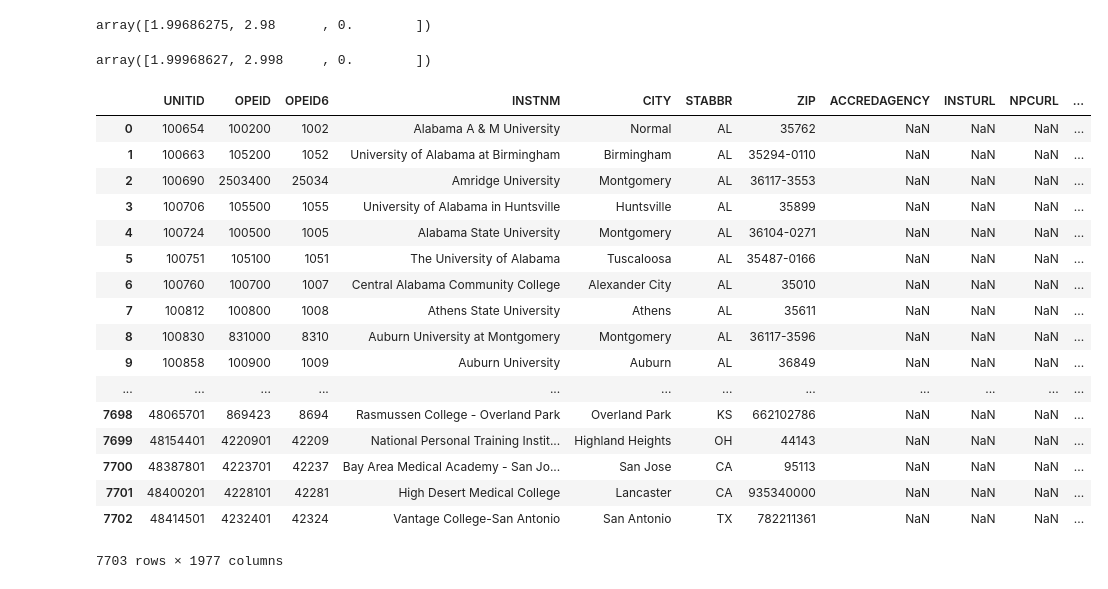
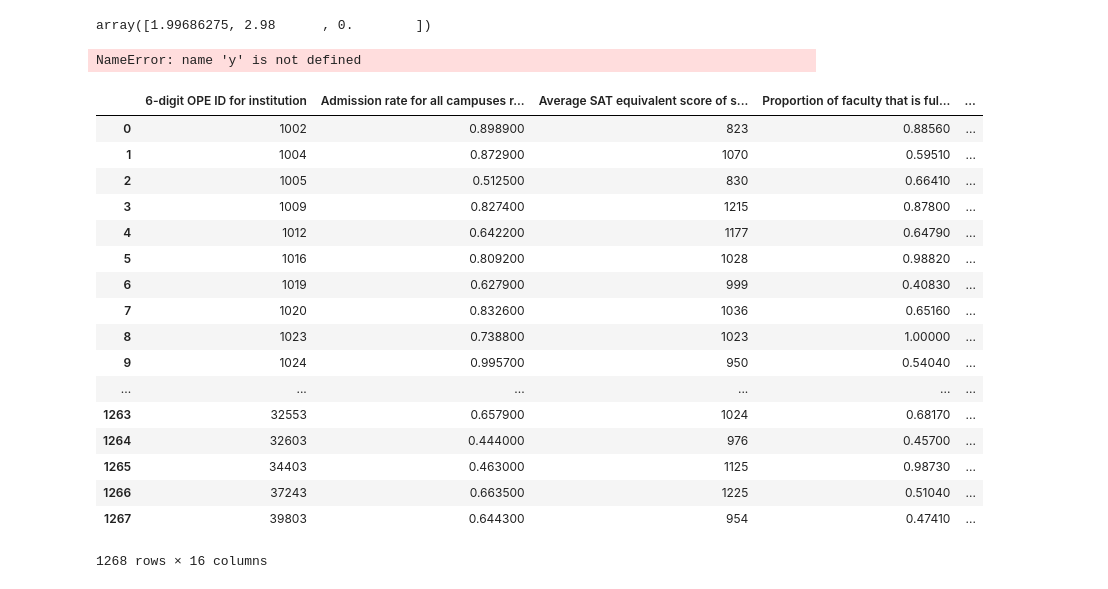
Before and after one commit to huntercash/Project3-ML, a Jupyter notebook: Step2-ML/Ibrahim/Lasso.ipynb, the cells around one changed output. Cells and saved outputs as stored; diff of their text form; code cells hidden in the pictures.

```diff
--- a/Step2-ML/Ibrahim/Lasso.ipynb
+++ b/Step2-ML/Ibrahim/Lasso.ipynb
@@ -39,30 +39,30 @@ lasso.coef_
 # %% [output]
 array([1.99686275, 2.98      , 0.        ])
 # %%
-lasso = Lasso(alpha=0.001).fit(X,y)
+lasso = Lasso(alpha=0.01).fit(X,y)
 lasso.coef_
 # %% [output]
-array([1.99968627, 2.998     , 0.        ])
+NameError: name 'y' is not defined
 # %%
-data = pd.read_csv('MERGED2014_15_PP.csv')
+data = pd.read_csv('Cleaned 2013_2014.csv')
 data
 # %% [output]
-|  | UNITID | OPEID | OPEID6 | INSTNM | CITY | STABBR | ZIP | ACCREDAGENCY | INSTURL | NPCURL | ... |
-| 0 | 100654 | 100200 | 1002 | Alabama A & M University | Normal | AL | 35762 | NaN | NaN | NaN | ... |
-| 1 | 100663 | 105200 | 1052 | University of Alabama at Birmingham | Birmingham | AL | 35294-0110 | NaN | NaN | NaN | ... |
-| 2 | 100690 | 2503400 | 25034 | Amridge University | Montgomery | AL | 36117-3553 | NaN | NaN | NaN | ... |
-| 3 | 100706 | 105500 | 1055 | University of Alabama in Huntsville | Huntsville | AL | 35899 | NaN | NaN | NaN | ... |
-| 4 | 100724 | 100500 | 1005 | Alabama State University | Montgomery | AL | 36104-0271 | NaN | NaN | NaN | ... |
-| 5 | 100751 | 105100 | 1051 | The University of Alabama | Tuscaloosa | AL | 35487-0166 | NaN | NaN | NaN | ... |
-| 6 | 100760 | 100700 | 1007 | Central Alabama Community College | Alexander City | AL | 35010 | NaN | NaN | NaN | ... |
-| 7 | 100812 | 100800 | 1008 | Athens State University | Athens | AL | 35611 | NaN | NaN | NaN | ... |
-| 8 | 100830 | 831000 | 8310 | Auburn University at Montgomery | Montgomery | AL | 36117-3596 | NaN | NaN | NaN | ... |
-| 9 | 100858 | 100900 | 1009 | Auburn University | Auburn | AL | 36849 | NaN | NaN | NaN | ... |
-| ... | ... | ... | ... | ... | ... | ... | ... | ... | ... | ... | ... |
-| 7698 | 48065701 | 869423 | 8694 | Rasmussen College - Overland Park | Overland Park | KS | 662102786 | NaN | NaN | NaN | ... |
-| 7699 | 48154401 | 4220901 | 42209 | National Personal Training Instit... | Highland Heights | OH | 44143 | NaN | NaN | NaN | ... |
-| 7700 | 48387801 | 4223701 | 42237 | Bay Area Medical Academy - San Jo... | San Jose | CA | 95113 | NaN | NaN | NaN | ... |
-| 7701 | 48400201 | 4228101 | 42281 | High Desert Medical College | Lancaster | CA | 935340000 | NaN | NaN | NaN | ... |
-| 7702 | 48414501 | 4232401 | 42324 | Vantage College-San Antonio | San Antonio | TX | 782211361 | NaN | NaN | NaN | ... |
+|  | 6-digit OPE ID for institution | Admission rate for all campuses r... | Average SAT equivalent score of s... | Proportion of faculty that is ful... | ... |
+| 0 | 1002 | 0.898900 | 823 | 0.88560 | ... |
+| 1 | 1004 | 0.872900 | 1070 | 0.59510 | ... |
+| 2 | 1005 | 0.512500 | 830 | 0.66410 | ... |
+| 3 | 1009 | 0.827400 | 1215 | 0.87800 | ... |
+| 4 | 1012 | 0.642200 | 1177 | 0.64790 | ... |
+| 5 | 1016 | 0.809200 | 1028 | 0.98820 | ... |
+| 6 | 1019 | 0.627900 | 999 | 0.40830 | ... |
+| 7 | 1020 | 0.832600 | 1036 | 0.65160 | ... |
+| 8 | 1023 | 0.738800 | 1023 | 1.00000 | ... |
+| 9 | 1024 | 0.995700 | 950 | 0.54040 | ... |
+| ... | ... | ... | ... | ... | ... |
+| 1263 | 32553 | 0.657900 | 1024 | 0.68170 | ... |
+| 1264 | 32603 | 0.444000 | 976 | 0.45700 | ... |
+| 1265 | 34403 | 0.463000 | 1125 | 0.98730 | ... |
+| 1266 | 37243 | 0.663500 | 1225 | 0.51040 | ... |
+| 1267 | 39803 | 0.644300 | 954 | 0.47410 | ... |
-7703 rows × 1977 columns
+1268 rows × 16 columns
 # %%
```
Also changed, not shown: parts of 18 cells of this notebook, 11 other files.
